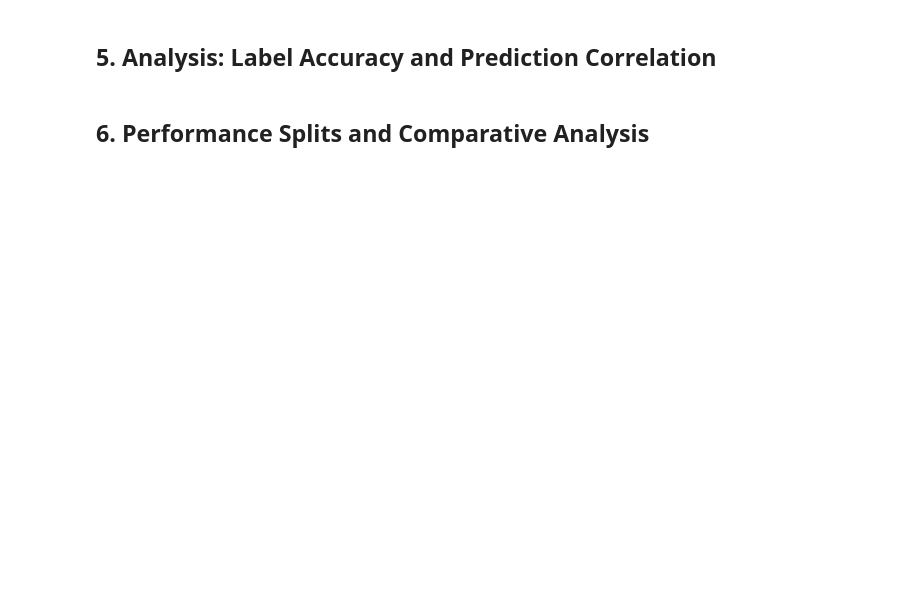
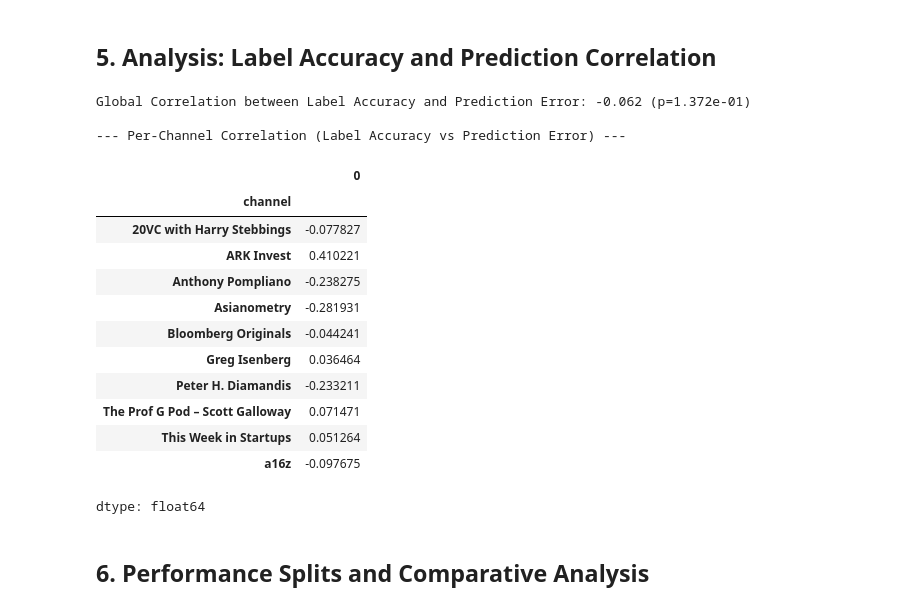
Before and after one commit to sanmquin/HELENA, a Jupyter notebook: numeric-inference/feature-evaluation.ipynb, the cells around one changed output. Drawn from its saved outputs; the diff is of its cells as text; code cells hidden in the pictures; blank space fills up the shorter version.

```diff
--- a/numeric-inference/feature-evaluation.ipynb
+++ b/numeric-inference/feature-evaluation.ipynb
@@ -27,7 +27,7 @@ drive.mount('/content/drive')
 # Note: gemini-3.1-flash-lite-latest is used as specified in project memory and instructions
 GEMINI_API_KEY = userdata.get('GOOGLE_API_KEY')
 genai.configure(api_key=GEMINI_API_KEY)
-MODEL_NAME = 'gemini-3.1-flash-lite-latest'
+MODEL_NAME = 'gemini-3.1-flash-lite'
 
 # Constants
 BASE_PATH = '/content/drive/MyDrive/numeric_inference_outputs/'
@@ -237,6 +338,34 @@ Titles:
 # %% [markdown]
 ## 5. Analysis: Label Accuracy and Prediction Correlation
 # %%
+def get_ground_truth_label(contribution, thresholds):
+    for idx, t in enumerate(thresholds):
+        if contribution <= t:
+            return LABEL_ORDER[idx]
+    return LABEL_ORDER[-1]
+
+analysis_rows = []
+
+for channel_res in all_results:
+    cid = channel_res['channel_id']
+    cname = channel_res['channel_name']
+    info = channel_info[cid]
+    thresholds = info['thresholds']
+    coeffs = next(c for c in eval_dataset if c['channel_id'] == cid)['model']['coefficients']
+def get_ground_truth_label(contribution, thresholds):
+    for idx, t in enumerate(thresholds):
+        if contribution <= t:
+            return LABEL_ORDER[idx]
+    return LABEL_ORDER[-1]
+
+analysis_rows = []
+
+for channel_res in all_results:
+    cid = channel_res['channel_id']
+    cname = channel_res['channel_name']
+    info = channel_info[cid]
+    thresholds = info['thresholds']
+    coeffs = next(c for c in eval_dataset if c['channel_id'] == cid)['model']['coefficients']
 def get_ground_truth_label(contribution, thresholds):
     for idx, t in enumerate(thresholds):
         if contribution <= t:
@@ -270,33 +399,50 @@ for channel_res in all_results:
 
         analysis_rows.append({
             'channel': cname,
             'label_accuracy': label_acc,
             'prediction_error': pred_error,
             'actual_log_views': res['actual_log_views'],
             'predicted_log_views': res['predicted_log_views'],
             'numeric_prediction': res['numeric_prediction'],
             'mean_log_views': info['stats']['mean'],
             'q1': info['stats']['q1'],
             'q3': info['stats']['q3']
         })
 
 df_analysis = pd.DataFrame(analysis_rows)
 
 if not df_analysis.empty:
     # Global Correlation
     corr, pval = stats.pearsonr(df_analysis['label_accuracy'], df_analysis['prediction_error'])
     print(f"Global Correlation between Label Accuracy and Prediction Error: {corr:.3f} (p={pval:.3e})")
 
     # Channel Correlation
     print("\n--- Per-Channel Correlation (Label Accuracy vs Prediction Error) ---")
     def per_channel_corr(group):
         if len(group) < 3: return np.nan
         c, _ = stats.pearsonr(group['label_accuracy'], group['prediction_error'])
         return c
 
     display(df_analysis.groupby('channel').apply(per_channel_corr))
 else:
     print("No valid results to analyze.")
+# %% [output]
+Global Correlation between Label Accuracy and Prediction Error: -0.062 (p=1.372e-01)
+
+--- Per-Channel Correlation (Label Accuracy vs Prediction Error) ---
+|  | 0 |
+| channel |  |
+| 20VC with Harry Stebbings | -0.077827 |
+| ARK Invest | 0.410221 |
+| Anthony Pompliano | -0.238275 |
+| Asianometry | -0.281931 |
+| Bloomberg Originals | -0.044241 |
+| Greg Isenberg | 0.036464 |
+| Peter H. Diamandis | -0.233211 |
+| The Prof G Pod – Scott Galloway | 0.071471 |
+| This Week in Startups | 0.051264 |
+| a16z | -0.097675 |
+dtype: float64
 # %% [markdown]
 ## 6. Performance Splits and Comparative Analysis
 # %%
```
Also changed, not shown: parts of 6 cells of this notebook.
